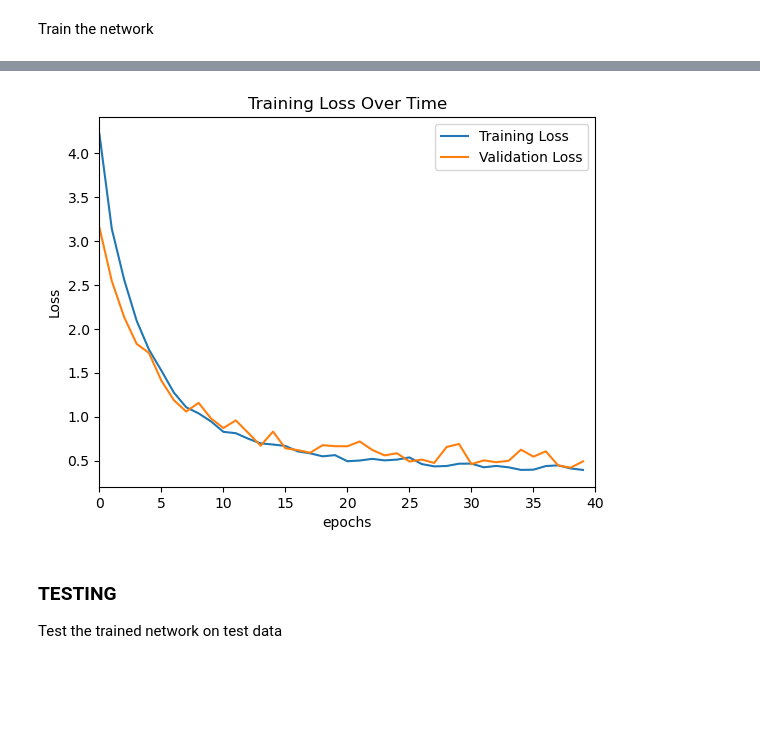
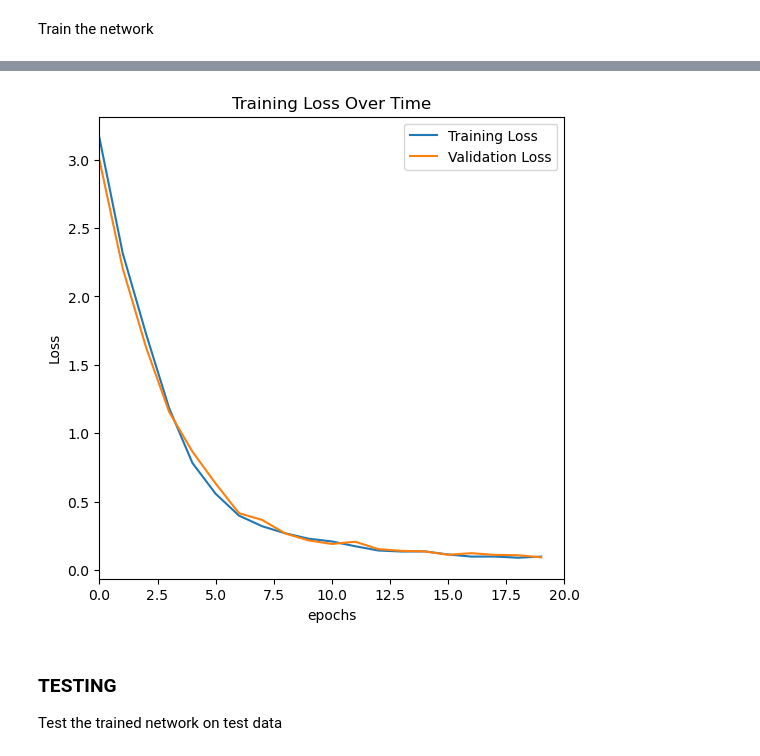
Before and after one commit to puravparab/animal_classifier, a Jupyter notebook: notebooks/pytorch/training.ipynb, the cells around one changed output, grey strips where cells are left out. Saved outputs shown, nothing was run; the diff lists cells and outputs as text; code cells hidden in the pictures; blank space fills up the shorter version.

```diff
--- a/notebooks/pytorch/training.ipynb
+++ b/notebooks/pytorch/training.ipynb
@@ -142,15 +142,13 @@ import torch.nn.functional as F
 class Net(nn.Module):
     def __init__(self):
         super().__init__()
-        self.conv1 = nn.Conv2d(3, 6, 5)
+        self.conv1 = nn.Conv2d(3, 9, 5)
         self.pool = nn.MaxPool2d(3, 3)
-        self.conv2 = nn.Conv2d(6, 20, 5)
-        self.conv3 = nn.Conv2d(20, 32, 5)
-        # self.fc1 = nn.Linear(89888, 400)
-        # self.fc1 = nn.Linear(16928, 300)
-        self.fc1 = nn.Linear(1152, 300)
-        self.fc2 = nn.Linear(300, 200)
-        self.fc3 = nn.Linear(200, len(class_names))
+        self.conv2 = nn.Conv2d(9, 32, 3)
+        self.conv3 = nn.Conv2d(32, 64, 3)
+        self.fc1 = nn.Linear(3136, 1200)
+        self.fc2 = nn.Linear(1200, 600)
+        self.fc3 = nn.Linear(600, len(class_names))
 
     def forward(self, x):
         x = self.pool(F.relu(self.conv1(x)))
@@ -179,7 +177,7 @@ optimizer = optim.SGD(net.parameters(), lr=learning_rate, momentum=0.9)
 Train the network
 # %%
 %%time
-epochs =
+epochs = 20
 
 # Initialize an empty list to store loss values for plotting
 loss_values = []
@@ -247,21 +245,23 @@ torch.save(net.state_dict(), PATH)
 # %%
 # Plot the loss graph
 train_loss_values = []
-for i in range(len(loss_values)):
-    if i % 10 == 0:
+step = 10
+for i in range(1, len(loss_values)):
+    if i % step == step - 1:
         train_loss_values.append(loss_values[i])
 
+plt.figure(figsize=(6, 6)) # size of the plot
 plt.plot(train_loss_values, label='Training Loss')
 plt.plot(val_loss_values, label='Validation Loss')
 plt.xlabel('epochs')
 plt.ylabel('Loss')
 plt.title('Training Loss Over Time')
 plt.legend()
 custom_x_range = (0, epochs)
 plt.xlim(custom_x_range)
 plt.show()
 # %% [output]
-[figure, old version]
+[figure, new version]
 # %% [markdown]
 ### TESTING
 Test the trained network on test data
```
Also changed, not shown: parts of 12 cells of this notebook, 15 other files.
